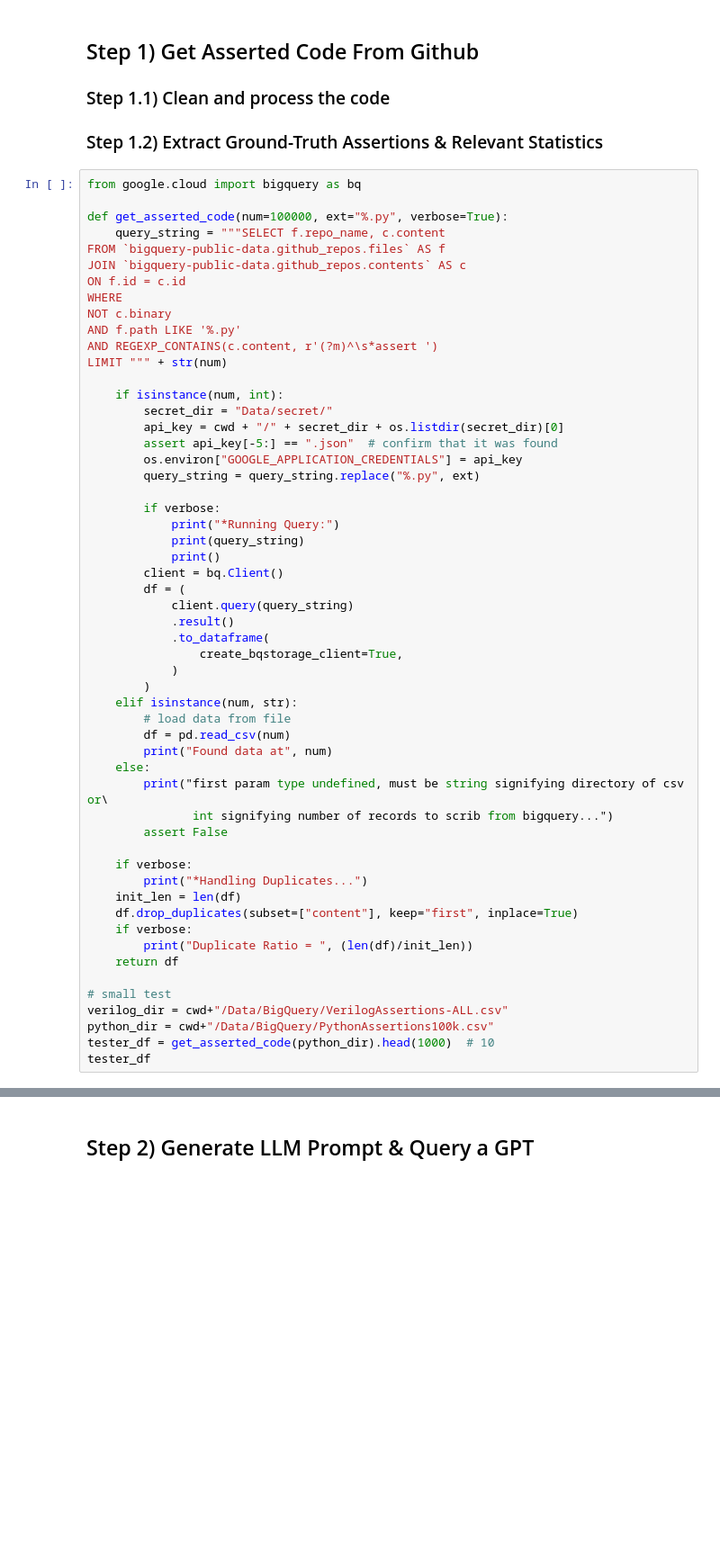
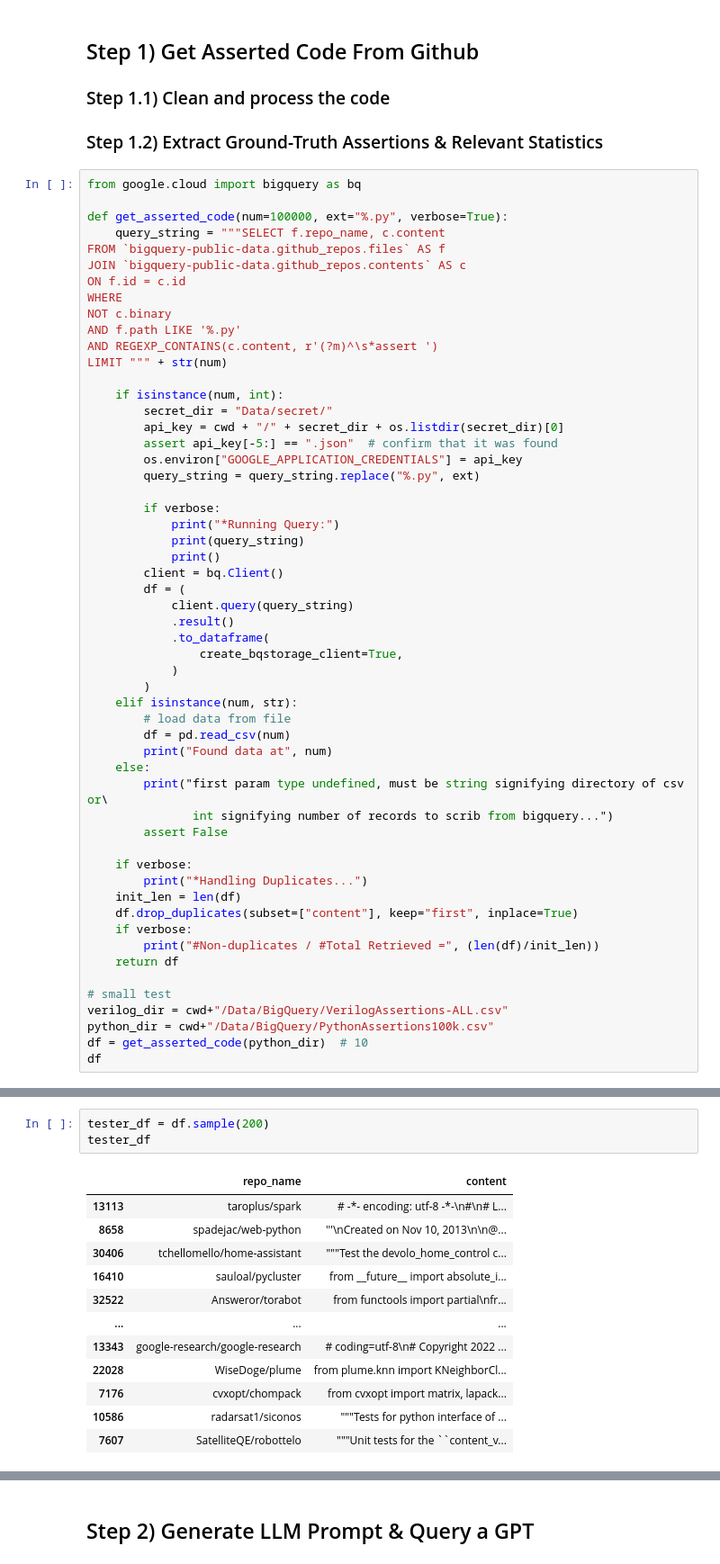
Before and after one commit to KoraSHughes/LLMCodeGen, a Jupyter notebook: AllInOne.ipynb, the cells around one changed output, grey strips where cells are left out. Shown: that part at 90% size. Drawn from its saved outputs; the diff is of its cells as text; blank space fills up the shorter version.

Commit message:
Adding Asserted Stats

```diff
--- a/AllInOne.ipynb
+++ b/AllInOne.ipynb
@@ -57,14 +57,14 @@ LIMIT """ + str(num)
     init_len = len(df)
     df.drop_duplicates(subset=["content"], keep="first", inplace=True)
     if verbose:
-        print("Duplicate Ratio = ", (len(df)/init_len))
+        print("#Non-duplicates / #Total Retrieved =", (len(df)/init_len))
     return df
 
 # small test
 verilog_dir = cwd+"/Data/BigQuery/VerilogAssertions-ALL.csv"
 python_dir = cwd+"/Data/BigQuery/PythonAssertions100k.csv"
-tester_df = get_asserted_code(python_dir).head(1000)  # 10
-tester_df
+df = get_asserted_code(python_dir)  # 10
+df
 # %% [output]
 Found data at /Users/korahughes/Documents/GitHub/LLMCodeGen/Data/BigQuery/PythonAssertions100k.csv
 *Handling Duplicates...
@@ -84,0 +85,16 @@ Duplicate Ratio =  1.0
+# %%
+tester_df = df.sample(200)
+tester_df
+# %% [output]
+|  | repo_name | content |
+| 13113 | taroplus/spark | # -*- encoding: utf-8 -*-\n#\n# L... |
+| 8658 | spadejac/web-python | '''\nCreated on Nov 10, 2013\n\n@... |
+| 30406 | tchellomello/home-assistant | """Test the devolo_home_control c... |
+| 16410 | sauloal/pycluster | from __future__ import absolute_i... |
+| 32522 | Answeror/torabot | from functools import partial\nfr... |
+| ... | ... | ... |
+| 13343 | google-research/google-research | # coding=utf-8\n# Copyright 2022 ... |
+| 22028 | WiseDoge/plume | from plume.knn import KNeighborCl... |
+| 7176 | cvxopt/chompack | from cvxopt import matrix, lapack... |
+| 10586 | radarsat1/siconos | """Tests for python interface of ... |
+| 7607 | SatelliteQE/robottelo | """Unit tests for the ``content_v... |
```
Also changed, not shown: parts of 8 cells of this notebook.
